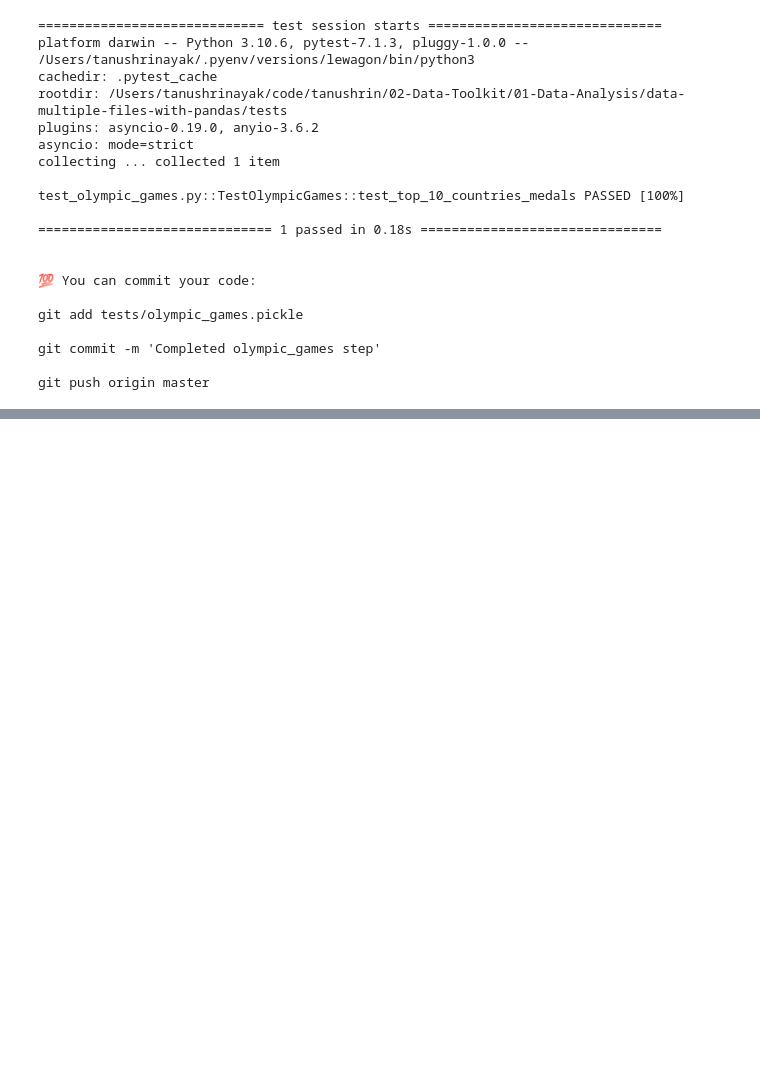
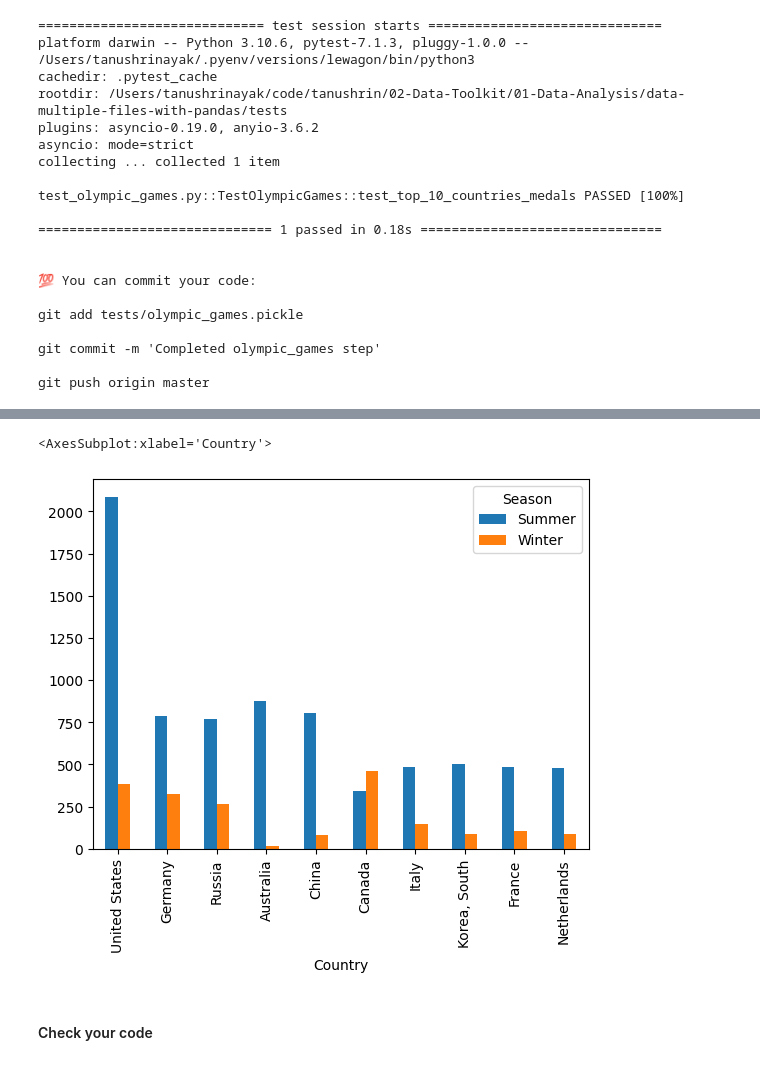
Before and after one commit to tanushrin/data-multiple-files-with-pandas, a Jupyter notebook: multiple_files.ipynb, the cells around one changed output, grey strips where cells are left out. Drawn from its saved outputs; the diff is of its cells as text; code cells hidden in the pictures; blank space fills up the shorter version.

```diff
--- a/multiple_files.ipynb
+++ b/multiple_files.ipynb
@@ -503,3 +503,14 @@ git add tests/olympic_games.pickle
 git commit -m 'Completed olympic_games step'
 
 git push origin master
+# %%
+top_10_season_df1 = all_df[all_df["Year"]>=1984]\
+                    .groupby(['Country','Season'])\
+                    ["Medal"].count().unstack()
+#top_10_season_df1
+top_10_season_df1.fillna(0, inplace=True)
+top_10_season_df1["Summer"] = top_10_season_df1["Summer"].astype(int)
+top_10_season_df1["Winter"] = top_10_season_df1["Winter"].astype(int)
+top_10_season_df1['Total'] = top_10_season_df1.sum(axis=1)
+top_10_season_df = top_10_season_df1.sort_values(by='Total', ascending=False).head(10)
+top_10_season_df
@@ -505,0 +530,7 @@ git push origin master
+# %%
+top_10_season_df[['Summer', 'Winter']].plot(kind="bar")
+# %% [output]
+<AxesSubplot:xlabel='Country'>
+[figure, added]
+# %% [markdown]
+#### Check your code
```
Also changed, not shown: parts of 9 cells of this notebook, 3 other files.
